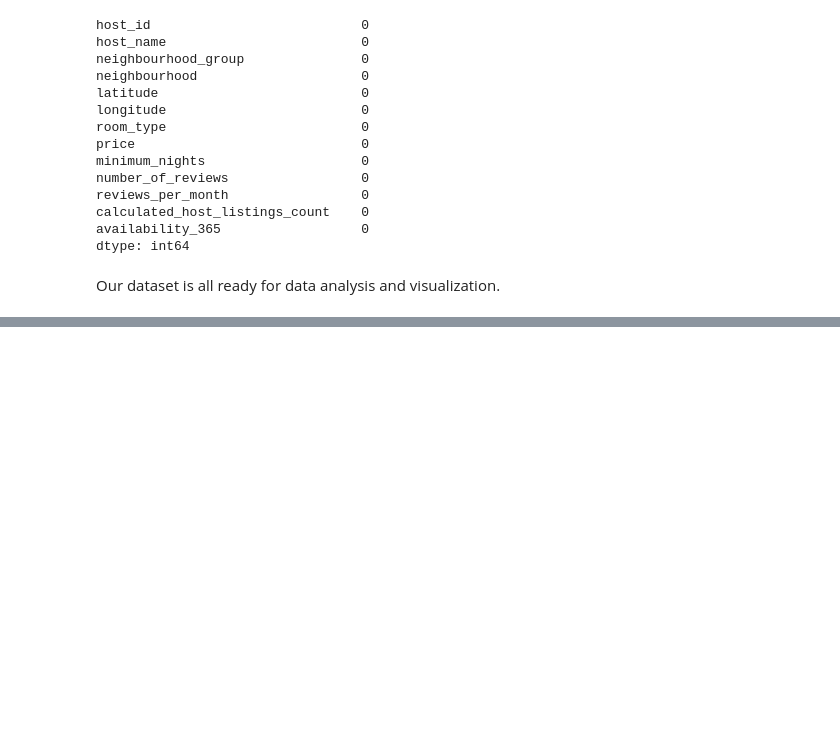
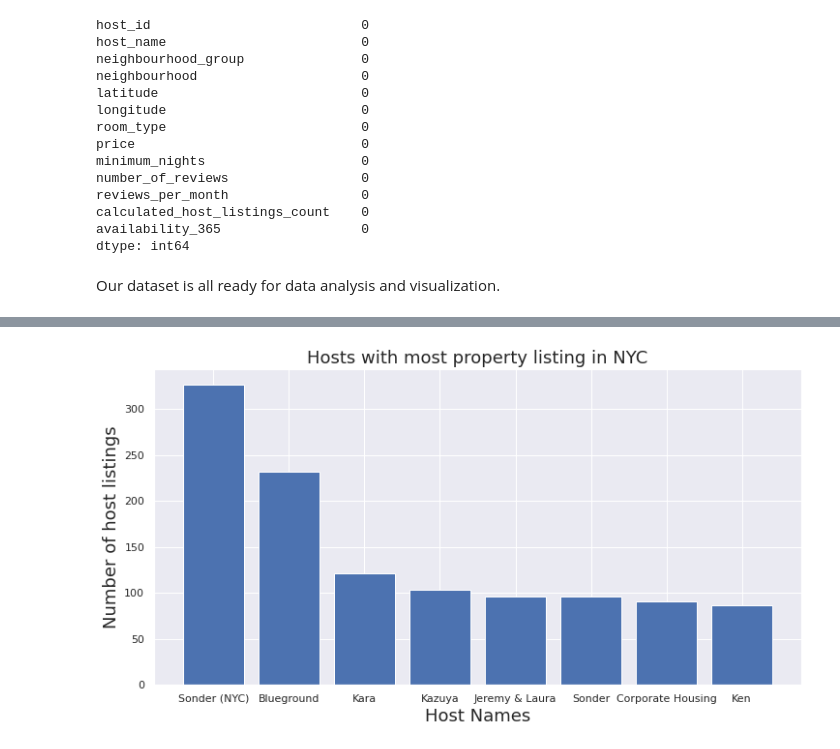
Before and after one commit to Rajat-Sri/Capstone-1-EDA-on-Airbnb-Dataset, a Jupyter notebook: Airbnb_Dataset_Analysis_Rajat_Srivastava_.ipynb, the cells around one changed output, grey strips where cells are left out. Drawn from its saved outputs; the diff is of its cells as text; code cells hidden in the pictures; blank space fills up the shorter version.

```diff
--- a/Airbnb_Dataset_Analysis_Rajat_Srivastava_.ipynb
+++ b/Airbnb_Dataset_Analysis_Rajat_Srivastava_.ipynb
@@ -272,0 +277,6 @@ Our dataset is all ready for data analysis and visualization.
+# %%
+# A. Host having most listings and in which neighbourhood group?
+
+top_hosts = airbnb_data_new.groupby(['host_id','host_name','neighbourhood_group'])['calculated_host_listings_count'].max().reset_index()
+top_hosts = top_hosts.sort_values(by = ['calculated_host_listings_count'], ascending = False).head(9)
+top_hosts
@@ -272,0 +294,13 @@ Our dataset is all ready for data analysis and visualization.
+# %%
+# Visualizing hosts with most number of property listings.
+
+plt.rcParams['figure.figsize'] = (12,6)
+host_name = top_hosts['host_name']
+host_lisitng = top_hosts['calculated_host_listings_count']
+plt.bar(host_name,host_lisitng)
+plt.title('Hosts with most property listing in NYC',{'fontsize':18})
+plt.xlabel('Host Names',{'fontsize':18})
+plt.ylabel('Number of host listings',{'fontsize':18})
+plt.show()
+# %% [output]
+[figure, added]
```
Also changed, not shown: parts of 10 cells of this notebook.
